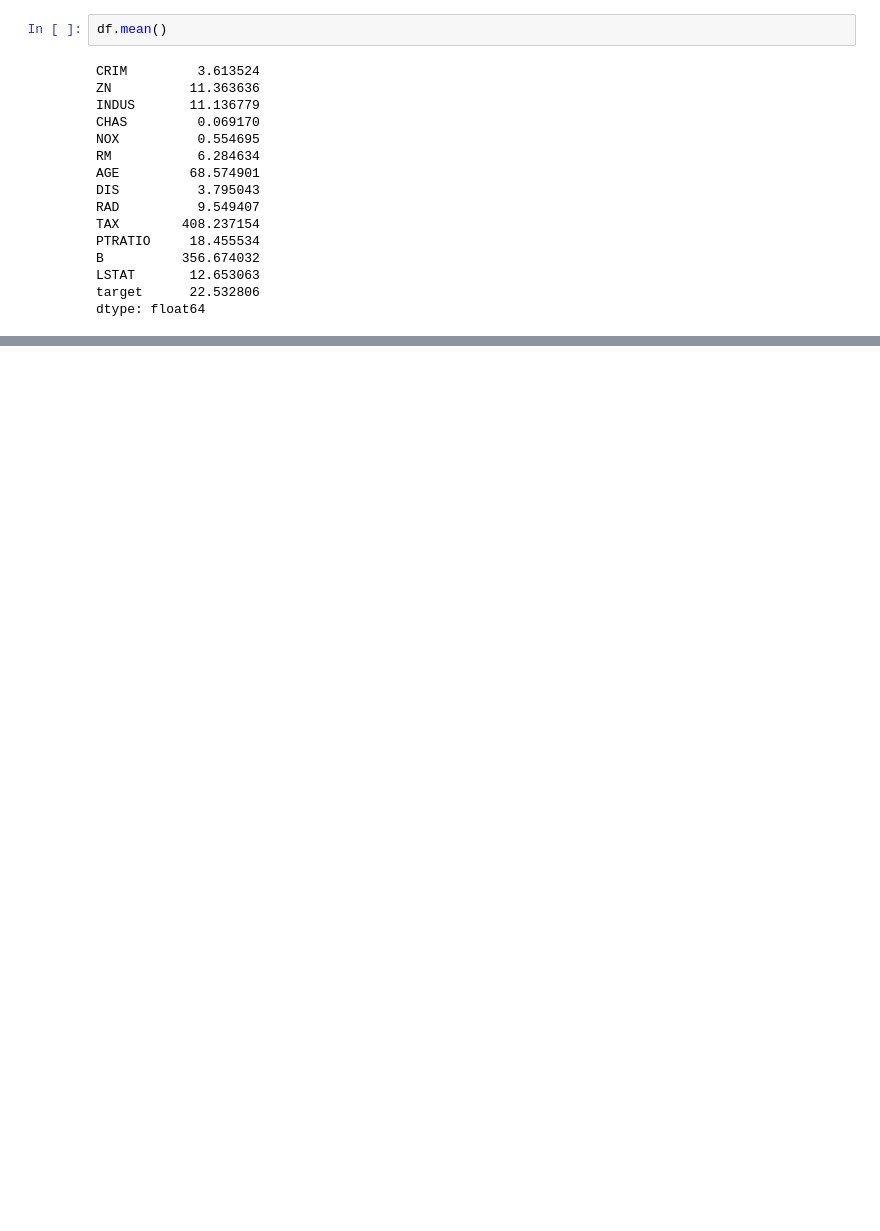
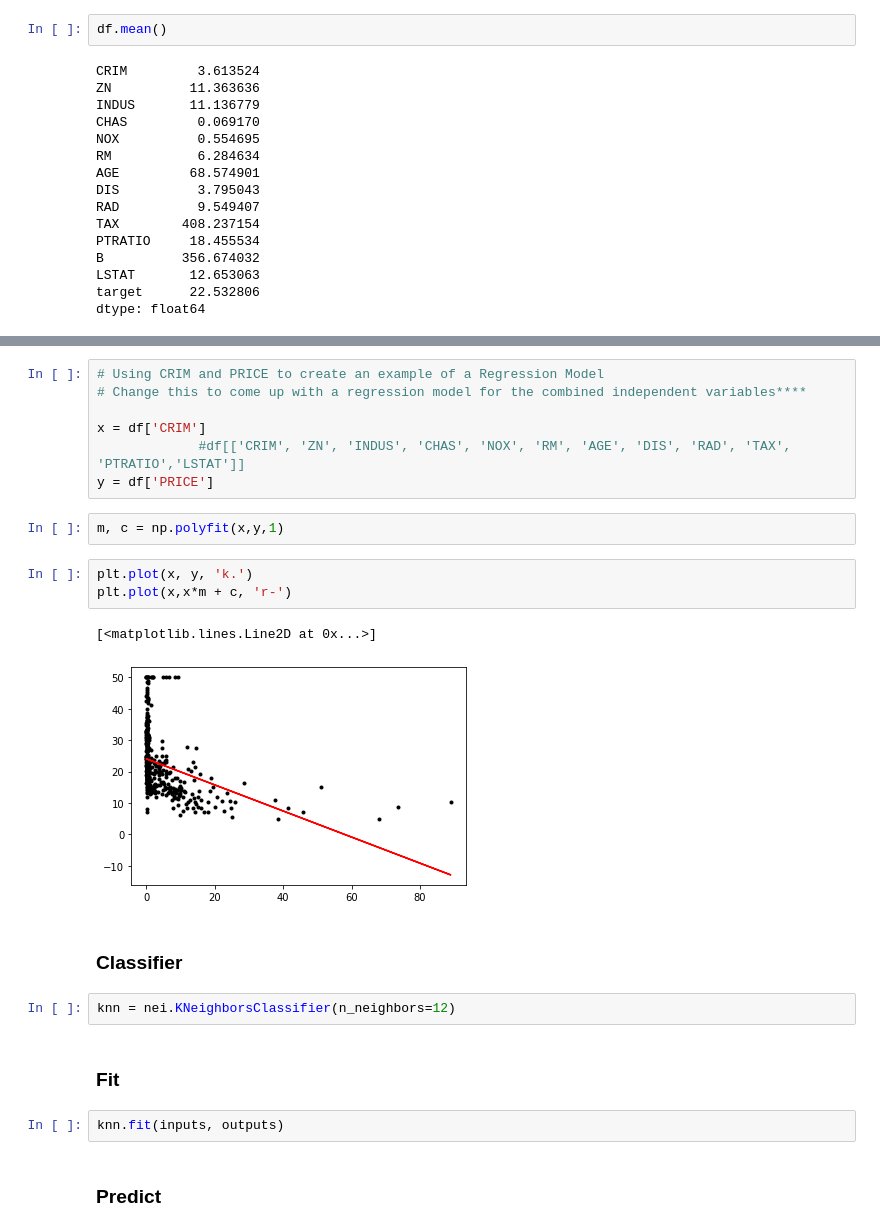
Before and after one commit to G00364756/52954---Machine_Learning-Statistics-Project, a Jupyter notebook: boston.ipynb, the cells around one changed output, grey strips where cells are left out. Drawn from its saved outputs; the diff is of its cells as text; blank space fills up the shorter version.

```diff
--- a/boston.ipynb
+++ b/boston.ipynb
@@ -152,0 +220,25 @@ dtype: float64
+# %%
+# Using CRIM and PRICE to create an example of a Regression Model
+# Change this to come up with a regression model for the combined independent variables****
+
+x = df['CRIM']
+             #df[['CRIM', 'ZN', 'INDUS', 'CHAS', 'NOX', 'RM', 'AGE', 'DIS', 'RAD', 'TAX', 'PTRATIO','LSTAT']]
+y = df['PRICE']
+# %%
+m, c = np.polyfit(x,y,1)
+# %%
+plt.plot(x, y, 'k.')
+plt.plot(x,x*m + c, 'r-')
+# %% [output]
+[<matplotlib.lines.Line2D at 0x...>]
+[figure, added]
+# %% [markdown]
+### Classifier
+# %%
+knn = nei.KNeighborsClassifier(n_neighbors=12)
+# %% [markdown]
+### Fit
+# %%
+knn.fit(inputs, outputs)
+# %% [markdown]
+### Predict
```
Also changed, not shown: parts of 25 cells of this notebook.
